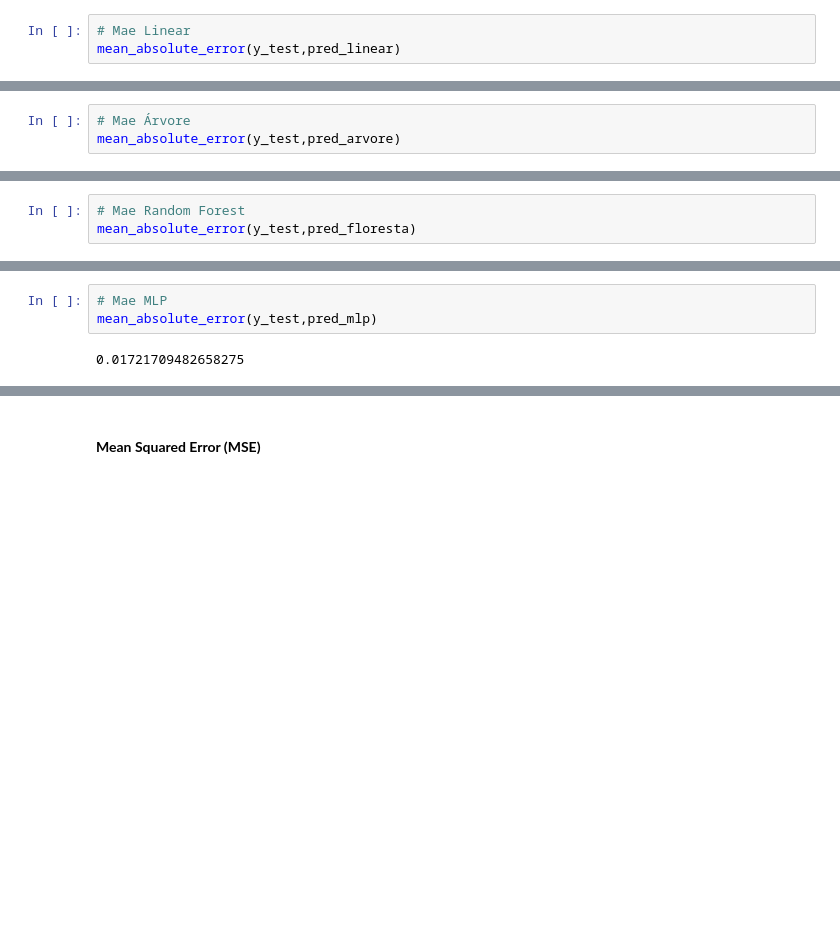
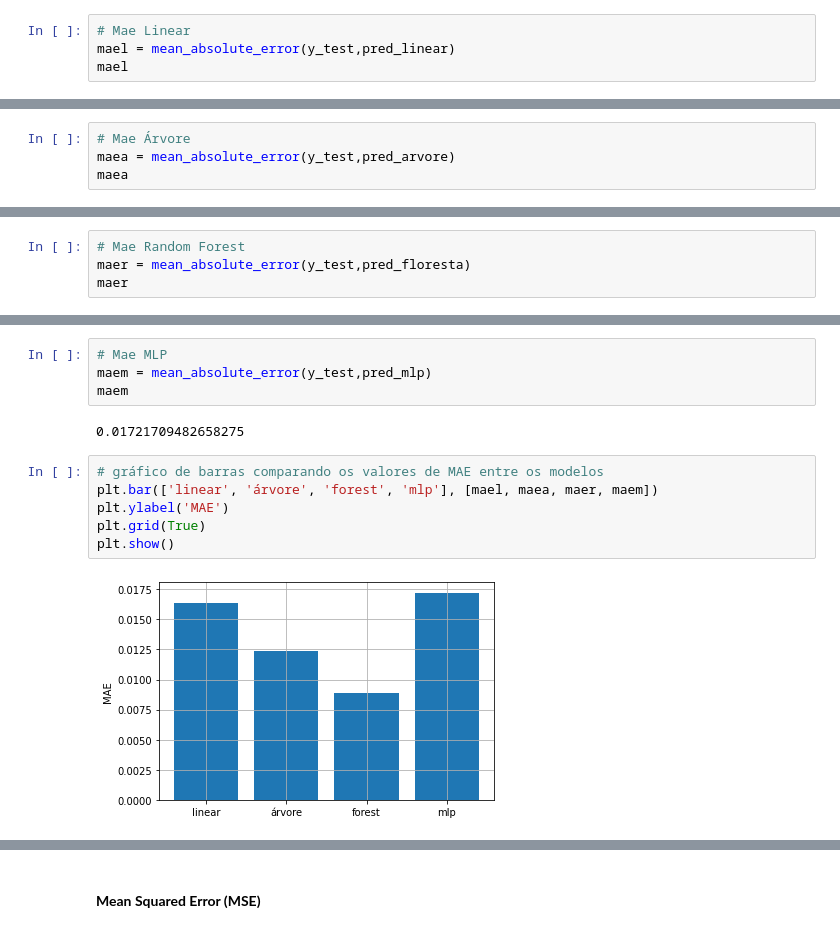
Before and after one commit to svhenrique/analise-dataset-heart-disease, a Jupyter notebook: semana5/Untitled.ipynb, the cells around one changed output, grey strips where cells are left out. Saved outputs shown, nothing was run; the diff lists cells and outputs as text; blank space fills up the shorter version.

```diff
--- a/semana5/Untitled.ipynb
+++ b/semana5/Untitled.ipynb
@@ -665,21 +656,33 @@ plt.show()
 #### **Mean Absolute Error (MAE)**
 # %%
 # Mae Linear
-mean_absolute_error(y_test,pred_linear)
+mael = mean_absolute_error(y_test,pred_linear)
+mael
 # %% [output]
 0.016338901651559132
 # %%
 # Mae Árvore
-mean_absolute_error(y_test,pred_arvore)
+maea = mean_absolute_error(y_test,pred_arvore)
+maea
 # %% [output]
 0.012410686727113459
 # %%
 # Mae Random Forest
-mean_absolute_error(y_test,pred_floresta)
+maer = mean_absolute_error(y_test,pred_floresta)
+maer
 # %% [output]
 0.00886223015957717
 # %%
 # Mae MLP
-mean_absolute_error(y_test,pred_mlp)
+maem = mean_absolute_error(y_test,pred_mlp)
+maem
 # %% [output]
 0.01721709482658275
+# %%
+# gráfico de barras comparando os valores de MAE entre os modelos
+plt.bar(['linear', 'árvore', 'forest', 'mlp'], [mael, maea, maer, maem])
+plt.ylabel('MAE')
+plt.grid(True)
+plt.show()
+# %% [output]
+[figure, added]
```
Also changed, not shown: parts of 37 cells of this notebook.
